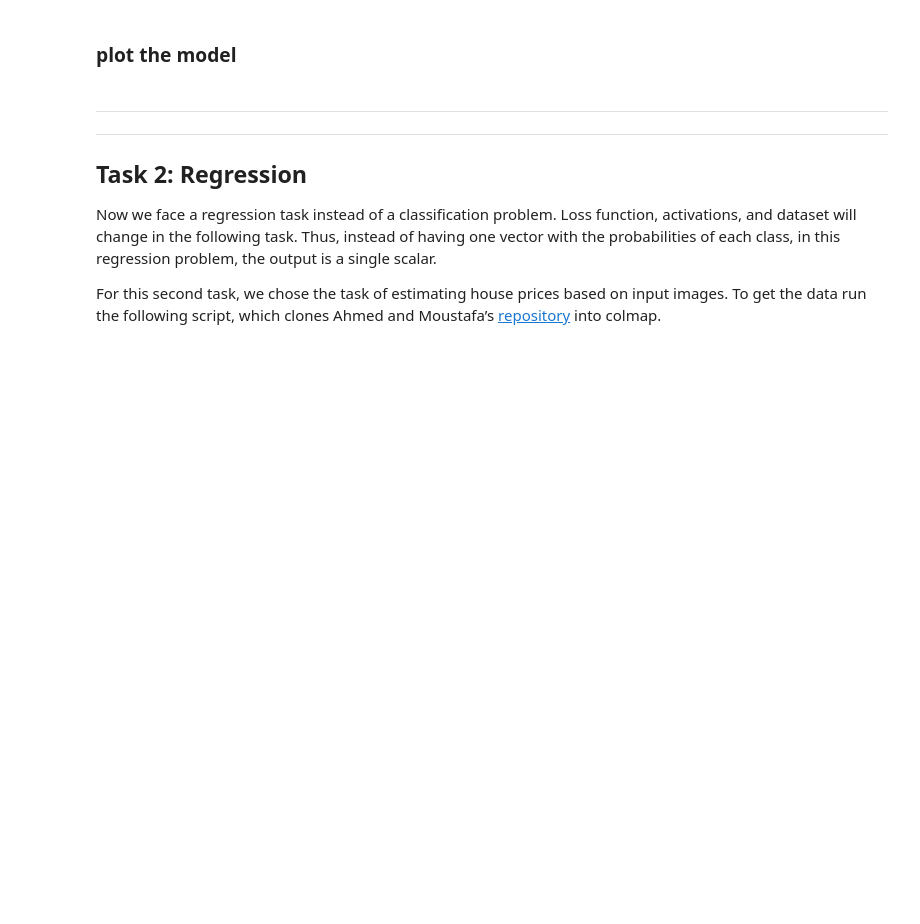
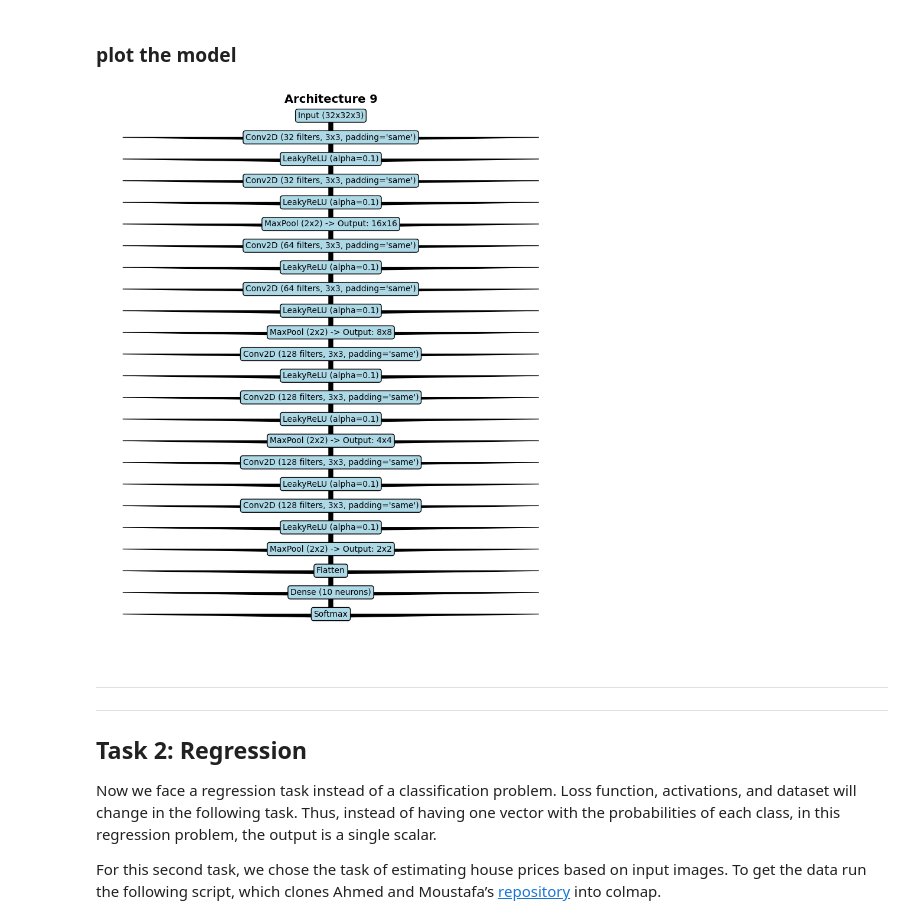
Before and after one commit to cddaaaa1/deep-learning-course, a Jupyter notebook: 02_CNN_Introduction.ipynb, the cells around one changed output. Cells and saved outputs as stored; diff of their text form; code cells hidden in the pictures; blank space fills up the shorter version.

```diff
--- a/02_CNN_Introduction.ipynb
+++ b/02_CNN_Introduction.ipynb
@@ -2330,50 +2325,65 @@ Architecture 11:
 ### plot the model
 # %%
 import matplotlib.pyplot as plt
-from tensorflow.keras.models import load_model
 
-def plot_architecture_from_h5(h5_file):
-    # Load the model from the .h5 file
-    model = load_model(h5_file)
+def plot_architecture():
+    # Define layers and their parameters
+    layers = [
+        ("Input", "Input (32x32x3)"),
+        ("Conv2D", "Conv2D (32 filters, 3x3, padding='same')"),
+        ("Activation", "LeakyReLU (alpha=0.1)"),
+        ("Conv2D", "Conv2D (32 filters, 3x3, padding='same')"),
+        ("Activation", "LeakyReLU (alpha=0.1)"),
+        ("MaxPooling2D", "MaxPool (2x2) -> Output: 16x16"),
+        ("Conv2D", "Conv2D (64 filters, 3x3, padding='same')"),
+        ("Activation", "LeakyReLU (alpha=0.1)"),
+        ("Conv2D", "Conv2D (64 filters, 3x3, padding='same')"),
+        ("Activation", "LeakyReLU (alpha=0.1)"),
+        ("MaxPooling2D", "MaxPool (2x2) -> Output: 8x8"),
+        ("Conv2D", "Conv2D (128 filters, 3x3, padding='same')"),
+        ("Activation", "LeakyReLU (alpha=0.1)"),
+        ("Conv2D", "Conv2D (128 filters, 3x3, padding='same')"),
+        ("Activation", "LeakyReLU (alpha=0.1)"),
+        ("MaxPooling2D", "MaxPool (2x2) -> Output: 4x4"),
+        ("Conv2D", "Conv2D (128 filters, 3x3, padding='same')"),
+        ("Activation", "LeakyReLU (alpha=0.1)"),
+        ("Conv2D", "Conv2D (128 filters, 3x3, padding='same')"),
+        ("Activation", "LeakyReLU (alpha=0.1)"),
+        ("MaxPooling2D", "MaxPool (2x2) -> Output: 2x2"),
+        ("Flatten", "Flatten"),
+        ("Dense", "Dense (10 neurons)"),
+        ("Activation", "Softmax"),
+    ]
 
-    # Extract model layers
-    layers = []
-    for layer in model.layers:
-        layer_type = layer.__class__.__name__
-        if hasattr(layer, 'output_shape'):
-            output_shape = layer.output_shape
-        else:
-            output_shape = 'N/A'
-
-        layer_desc = f"{layer_type} ({output_shape})"
-        layers.append(layer_desc)
-
-    # Plot the architecture
-    fig, ax = plt.subplots(figsize=(10, 6))
+    # Plot the layers
+    fig, ax = plt.subplots(figsize=(10, 12))
     ax.axis('off')
 
-    # Draw layers as rectangles
+    # Define y positions for the layers
     y_positions = list(range(len(layers) * 2, 0, -2))
-    for i, desc in enumerate(layers):
+    for i, (layer_type, desc) in enumerate(layers):
         x = 1
         y = y_positions[i]
         ax.text(
             x, y, desc, fontsize=10, ha='center', va='center',
             bbox=dict(boxstyle="round,pad=0.3", edgecolor="black", facecolor="lightblue")
         )
 
-    # Add connections
+    # Add arrows between layers
     for i in range(len(y_positions) - 1):
         x = 1
-        ax.arrow(x, y_positions[i] - 0.4, 0, -1.2, head_width=0.1, head_length=0.4, fc='black', ec='black')
+        ax.arrow(x, y_positions[i] - 0.5, 0, -1.5, head_width=0.1, head_length=0.3, fc='black', ec='black')
 
-    # Add titles
-    ax.text(1, y_positions[0] + 1.5, "Extracted Architecture", fontsize=14, ha='center', va='center', fontweight='bold')
+    # Title
+    ax.text(1, y_positions[0] + 1.5, "Architecture 9", fontsize=14, ha='center', va='center', fontweight='bold')
+
+    # Show plot
     plt.show()
 
-# Call the function with the .h5 file
-h5_file_path = "/content/drive/MyDrive/DeepLearning/Task1/Architecture_9.h5"  # Replace with your file path
-plot_architecture_from_h5(h5_file_path)
+# Call the function to visualize the architecture
+plot_architecture()
+# %% [output]
+[figure, added]
 # %% [markdown]
 
 ---
```
Also changed, not shown: parts of 8 cells of this notebook.
